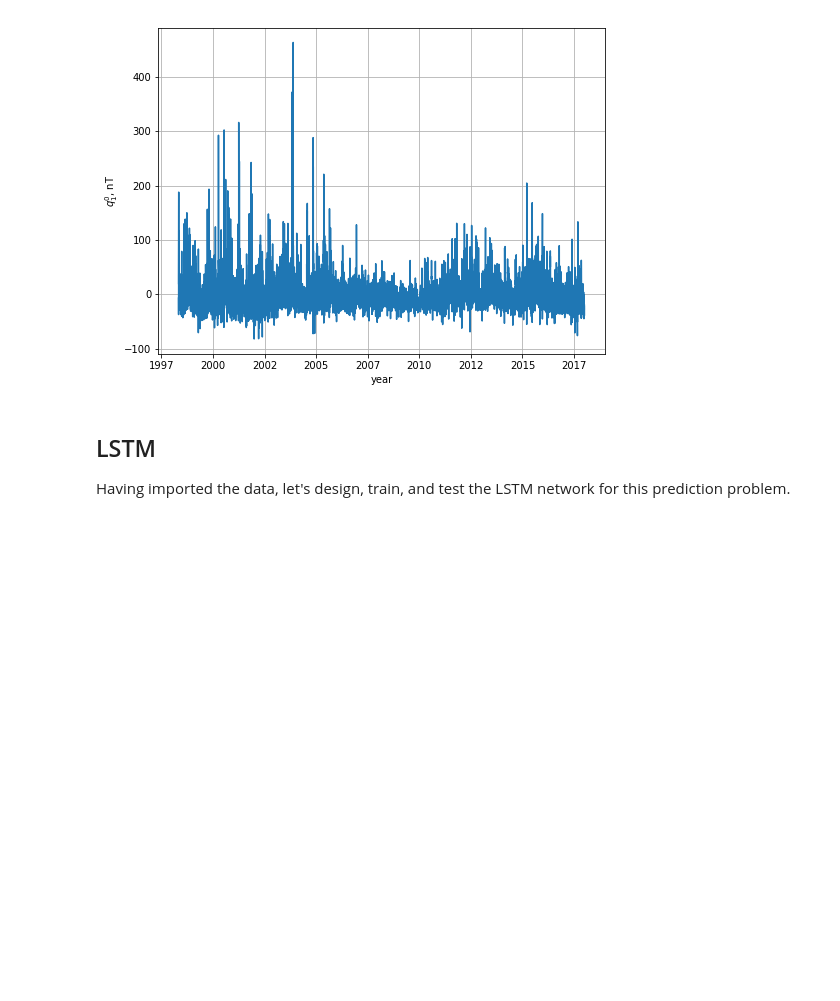
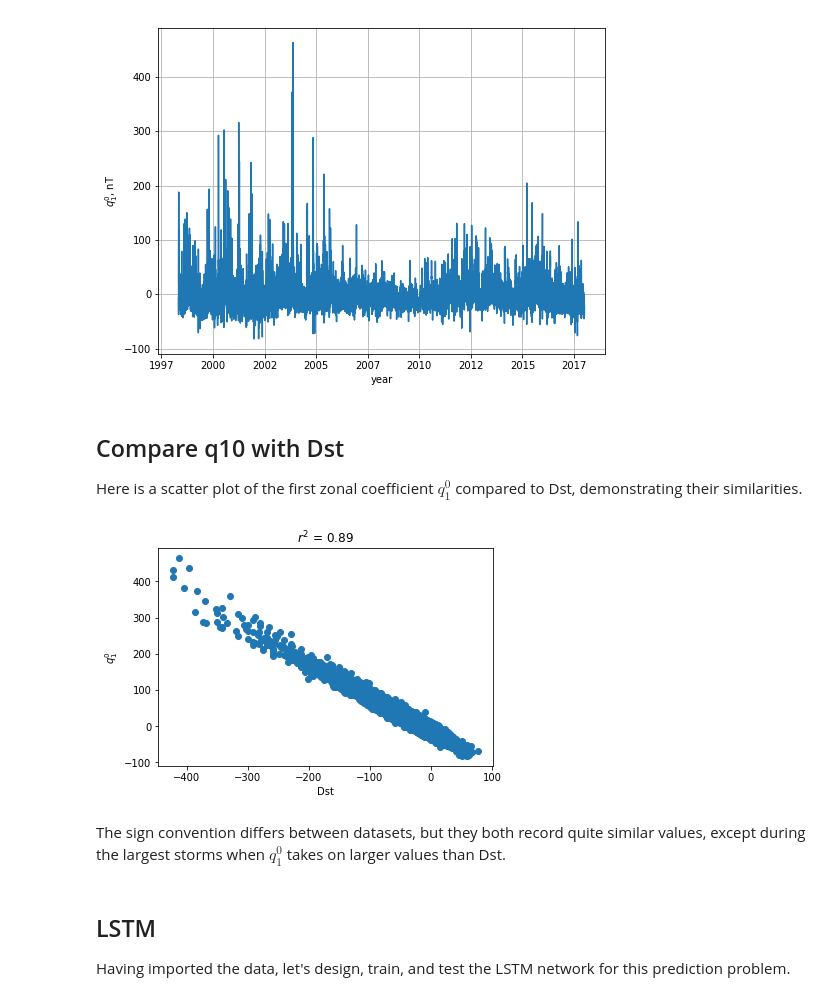
Before and after one commit to sarttiso/spaceweather, a Jupyter notebook: forecasting_q10_LSTM.ipynb, the cells around one changed output. Cells and saved outputs as stored; diff of their text form; code cells hidden in the pictures; blank space fills up the shorter version.

```diff
--- a/forecasting_q10_LSTM.ipynb
+++ b/forecasting_q10_LSTM.ipynb
@@ -102,6 +102,7 @@ Thus, taking into account all of the above, I will restrict the time series from
 Furthermore, we're only interested in the $q_1^0$ term, so let's neglect everything else and consider only the real part of the coefficient series.
 # %%
 omni_lr = omni_lr[hrs_offset:-1].reset_index(drop=True)
+dst = omni_lr['Dst-index, nT']
 q10 = coeff['q10']
 t = coeff['time'].values
 t_year = 2000+t/(365.25) # federico's time axis
@@ -122,6 +123,22 @@ plt.grid(True)
 plt.show()
 # %% [output]
 [figure]
+# %% [markdown]
+## Compare q10 with Dst
+
+Here is a scatter plot of the first zonal coefficient $q_1^0$ compared to Dst, demonstrating their similarities.
+# %%
+r2 = np.corrcoef(dst,q10)[0,1]**2
+
+plt.scatter(dst,q10)
+plt.ylabel('$q_1^0$')
+plt.xlabel('Dst')
+plt.title('$r^2$ = %1.2f' % r2)
+plt.show()
+# %% [output]
+[figure, added]
+# %% [markdown]
+The sign convention differs between datasets, but they both record quite similar values, except during the largest storms when $q_1^0$ takes on larger values than Dst.
 # %% [markdown]
 ## LSTM
 Having imported the data, let's design, train, and test the LSTM network for this prediction problem.
```
Also changed, not shown: parts of 1 cell of this notebook, 3 other files.
